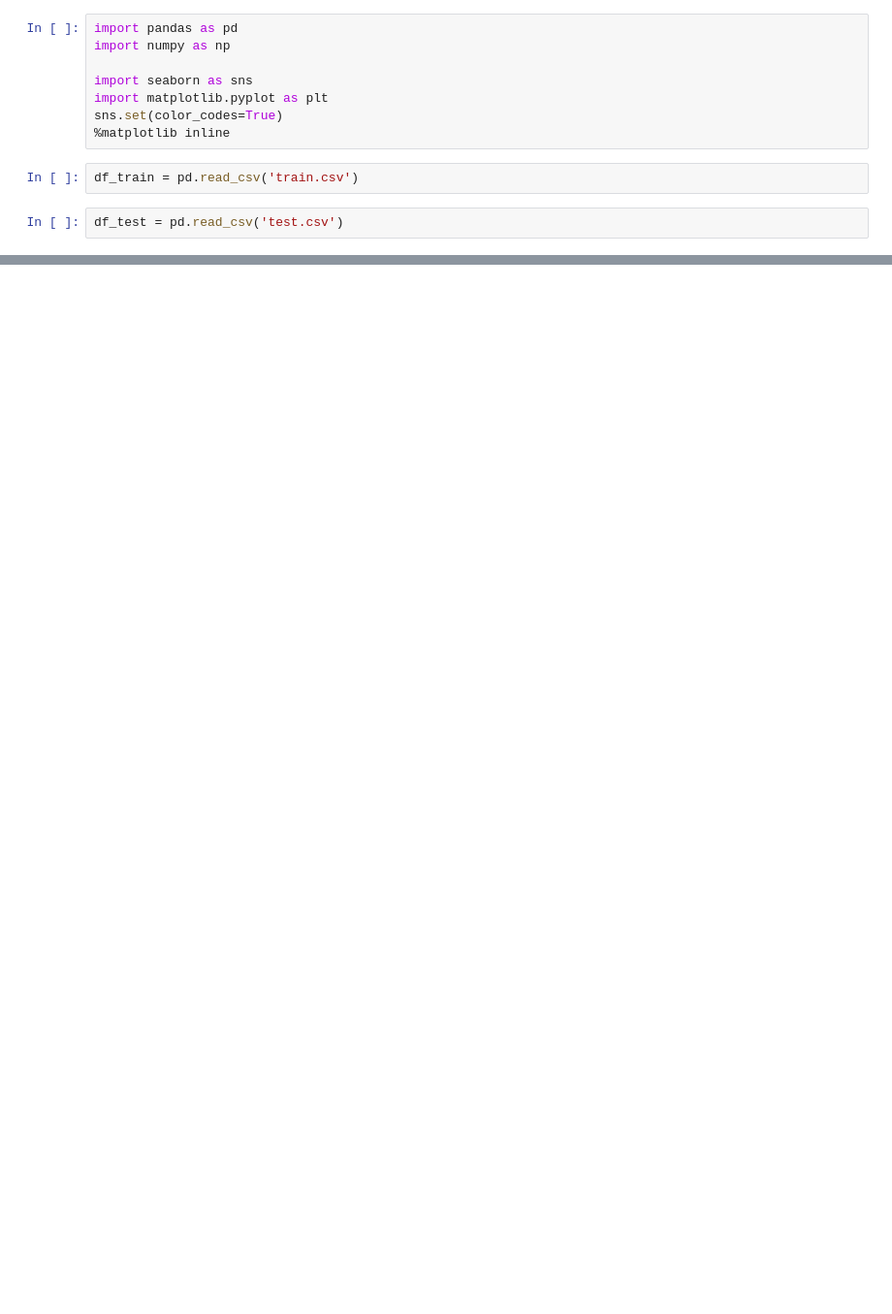
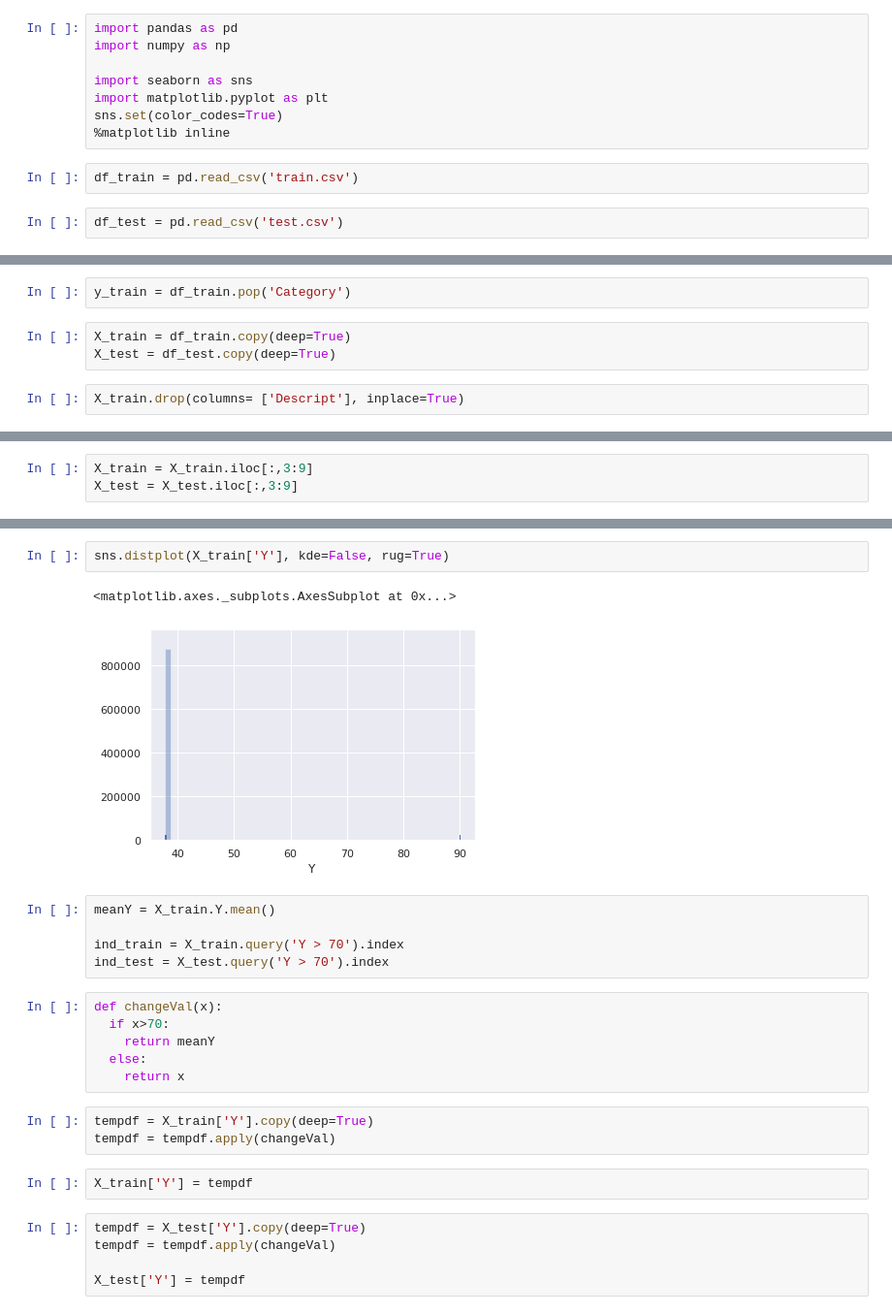
Before and after one commit to nandhukumar86/mykagglesubmissions, a Jupyter notebook: SanFranciscoCrimeClassification.ipynb, the cells around one changed output, grey strips where cells are left out. Shown: that part at 97% size. Drawn from its saved outputs; the diff is of its cells as text; blank space fills up the shorter version.

```diff
--- a/SanFranciscoCrimeClassification.ipynb
+++ b/SanFranciscoCrimeClassification.ipynb
@@ -191,0 +221,7 @@ df.size
+# %%
+y_train = df_train.pop('Category')
+# %%
+X_train = df_train.copy(deep=True)
+X_test = df_test.copy(deep=True)
+# %%
+X_train.drop(columns= ['Descript'], inplace=True)
@@ -191,0 +308,3 @@ df.size
+# %%
+X_train = X_train.iloc[:,3:9]
+X_test = X_test.iloc[:,3:9]
@@ -191,0 +341,26 @@ df.size
+# %%
+sns.distplot(X_train['Y'], kde=False, rug=True)
+# %% [output]
+<matplotlib.axes._subplots.AxesSubplot at 0x...>
+[figure, added]
+# %%
+meanY = X_train.Y.mean()
+
+ind_train = X_train.query('Y > 70').index
+ind_test = X_test.query('Y > 70').index
+# %%
+def changeVal(x):
+  if x>70:
+    return meanY
+  else:
+    return x
+# %%
+tempdf = X_train['Y'].copy(deep=True)
+tempdf = tempdf.apply(changeVal)
+# %%
+X_train['Y'] = tempdf
+# %%
+tempdf = X_test['Y'].copy(deep=True)
+tempdf = tempdf.apply(changeVal)
+
+X_test['Y'] = tempdf
```
Also changed, not shown: parts of 68 cells of this notebook.
